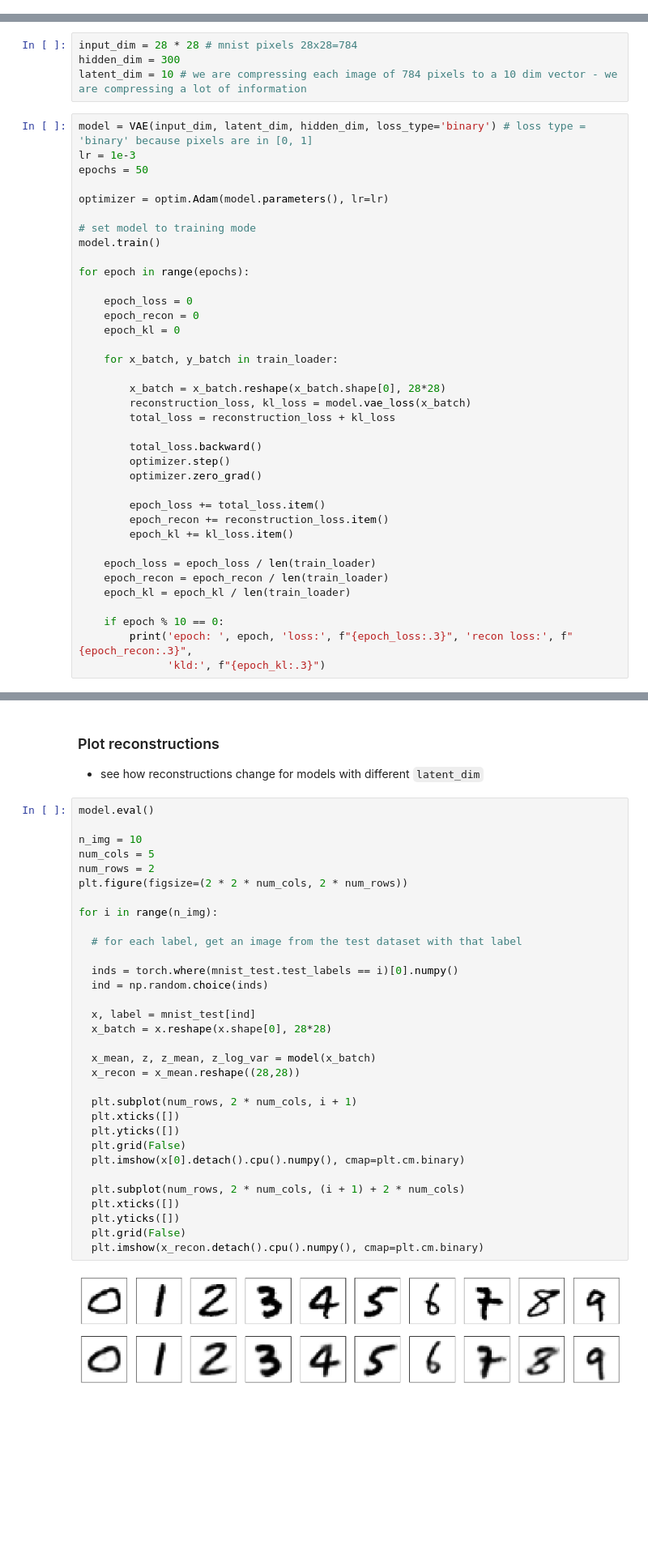
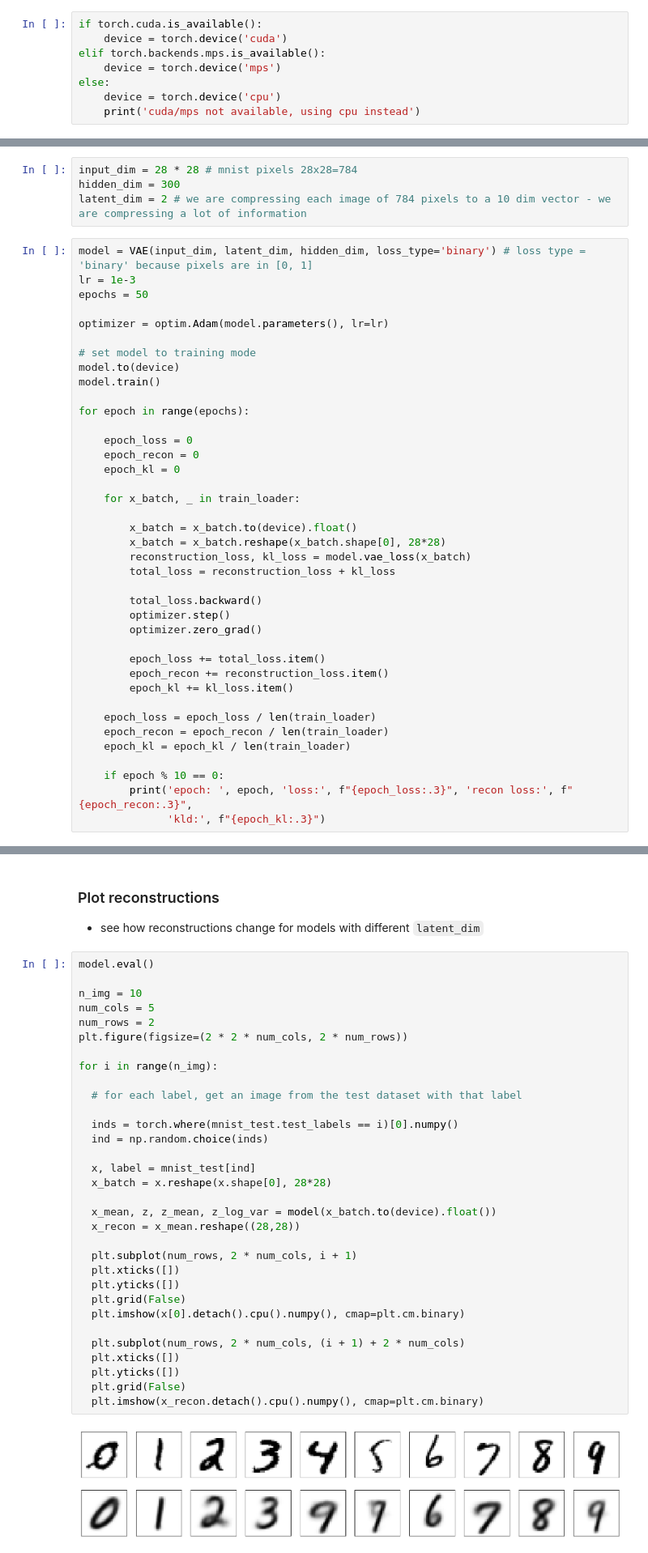
Before and after one commit to moran-teaching/msds534-website, a Jupyter notebook: lec-5/lecture-5.ipynb, the cells around one changed output, grey strips where cells are left out. Shown at 81% size. Saved outputs shown, nothing was run; the diff lists cells and outputs as text; blank space fills up the shorter version.

```diff
--- a/lec-5/lecture-5.ipynb
+++ b/lec-5/lecture-5.ipynb
@@ -15,6 +25,14 @@ from torch.utils.data import TensorDataset, DataLoader
 import torchvision
 import warnings
 warnings.filterwarnings('ignore')
+# %%
+if torch.cuda.is_available():
+    device = torch.device('cuda')
+elif torch.backends.mps.is_available():
+    device = torch.device('mps')
+else:
+    device = torch.device('cpu')
+    print('cuda/mps not available, using cpu instead')
 # %%
 (mnist_train,
  mnist_test) = [torchvision.datasets.MNIST(root='../data',
@@ -207,7 +181,7 @@ class VAE(torch.nn.Module):
 # %%
 input_dim = 28 * 28 # mnist pixels 28x28=784
 hidden_dim = 300
-latent_dim = 10 # we are compressing each image of 784 pixels to a 10 dim vector - we are compressing a lot of information
+latent_dim = 2 # we are compressing each image of 784 pixels to a 10 dim vector - we are compressing a lot of information
 # %%
 model = VAE(input_dim, latent_dim, hidden_dim, loss_type='binary') # loss type = 'binary' because pixels are in [0, 1]
 lr = 1e-3
@@ -216,6 +190,7 @@ epochs = 50
 optimizer = optim.Adam(model.parameters(), lr=lr)
 
 # set model to training mode
+model.to(device)
 model.train()
 
 for epoch in range(epochs):
@@ -224,8 +199,9 @@ for epoch in range(epochs):
     epoch_recon = 0
     epoch_kl = 0
 
-    for x_batch, y_batch in train_loader:
+    for x_batch, _ in train_loader:
 
+        x_batch = x_batch.to(device).float()
         x_batch = x_batch.reshape(x_batch.shape[0], 28*28)
         reconstruction_loss, kl_loss = model.vae_loss(x_batch)
         total_loss = reconstruction_loss + kl_loss
@@ -271,35 +247,35 @@ model.eval()
 
 n_img = 10
 num_cols = 5
 num_rows = 2
 plt.figure(figsize=(2 * 2 * num_cols, 2 * num_rows))
 
 for i in range(n_img):
 
   # for each label, get an image from the test dataset with that label
 
   inds = torch.where(mnist_test.test_labels == i)[0].numpy()
   ind = np.random.choice(inds)
 
   x, label = mnist_test[ind]
   x_batch = x.reshape(x.shape[0], 28*28)
 
-  x_mean, z, z_mean, z_log_var = model(x_batch)
+  x_mean, z, z_mean, z_log_var = model(x_batch.to(device).float())
   x_recon = x_mean.reshape((28,28))
 
   plt.subplot(num_rows, 2 * num_cols, i + 1)
   plt.xticks([])
   plt.yticks([])
   plt.grid(False)
   plt.imshow(x[0].detach().cpu().numpy(), cmap=plt.cm.binary)
 
   plt.subplot(num_rows, 2 * num_cols, (i + 1) + 2 * num_cols)
   plt.xticks([])
   plt.yticks([])
   plt.grid(False)
   plt.imshow(x_recon.detach().cpu().numpy(), cmap=plt.cm.binary)
 # %% [output]
-[figure, old version]
+[figure, new version]
 # %% [markdown]
 ![VAE](bottleneck.jpg)
 # %% [markdown]
```
Also changed, not shown: parts of 14 cells of this notebook, 35 other files.
